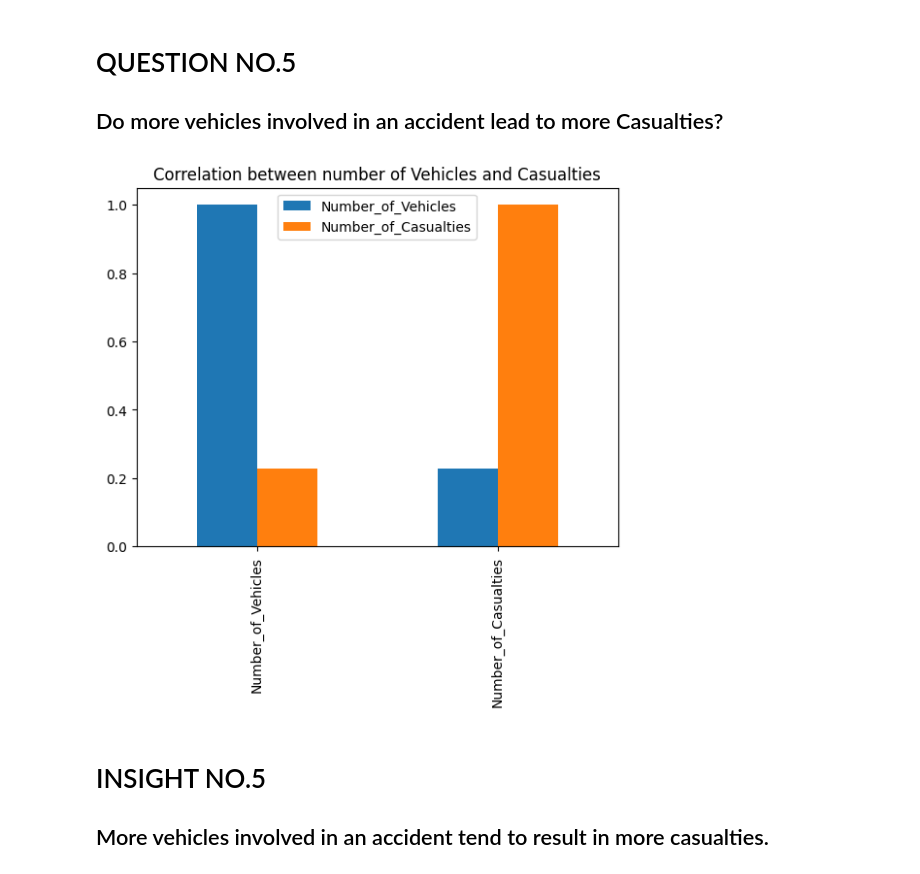
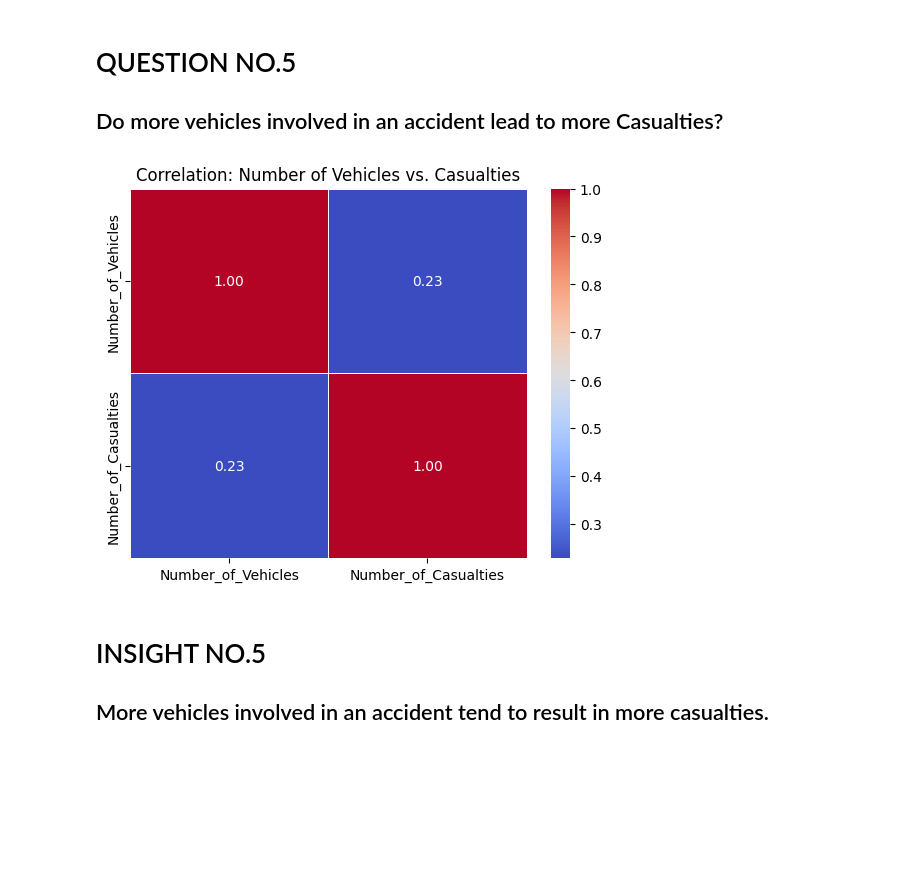
Before and after one commit to lpeter29/DATA_MINING, a Jupyter notebook: Activity4.ipynb, the cells around one changed output. Drawn from its saved outputs; the diff is of its cells as text; code cells hidden in the pictures; blank space fills up the shorter version.

Commit message:
Made Graphs

```diff
--- a/Activity4.ipynb
+++ b/Activity4.ipynb
@@ -294,11 +293,12 @@ plt.show
 # %%
 Vehicle_corr = accident[["Number_of_Vehicles", "Number_of_Casualties"]].corr()
 
-Vehicle_corr.plot(kind='bar')
-plt.title('Correlation between number of Vehicles and Casualties')
+sns.heatmap(Vehicle_corr, annot=True, cmap="coolwarm", fmt=".2f", linewidths=0.5)
+
+plt.title("Correlation: Number of Vehicles vs. Casualties")
 plt.show()
 # %% [output]
-[figure, old version]
+[figure, new version]
 # %% [markdown]
 <h1>INSIGHT NO.5</h1>
 
```
Also changed, not shown: parts of 19 cells of this notebook.
